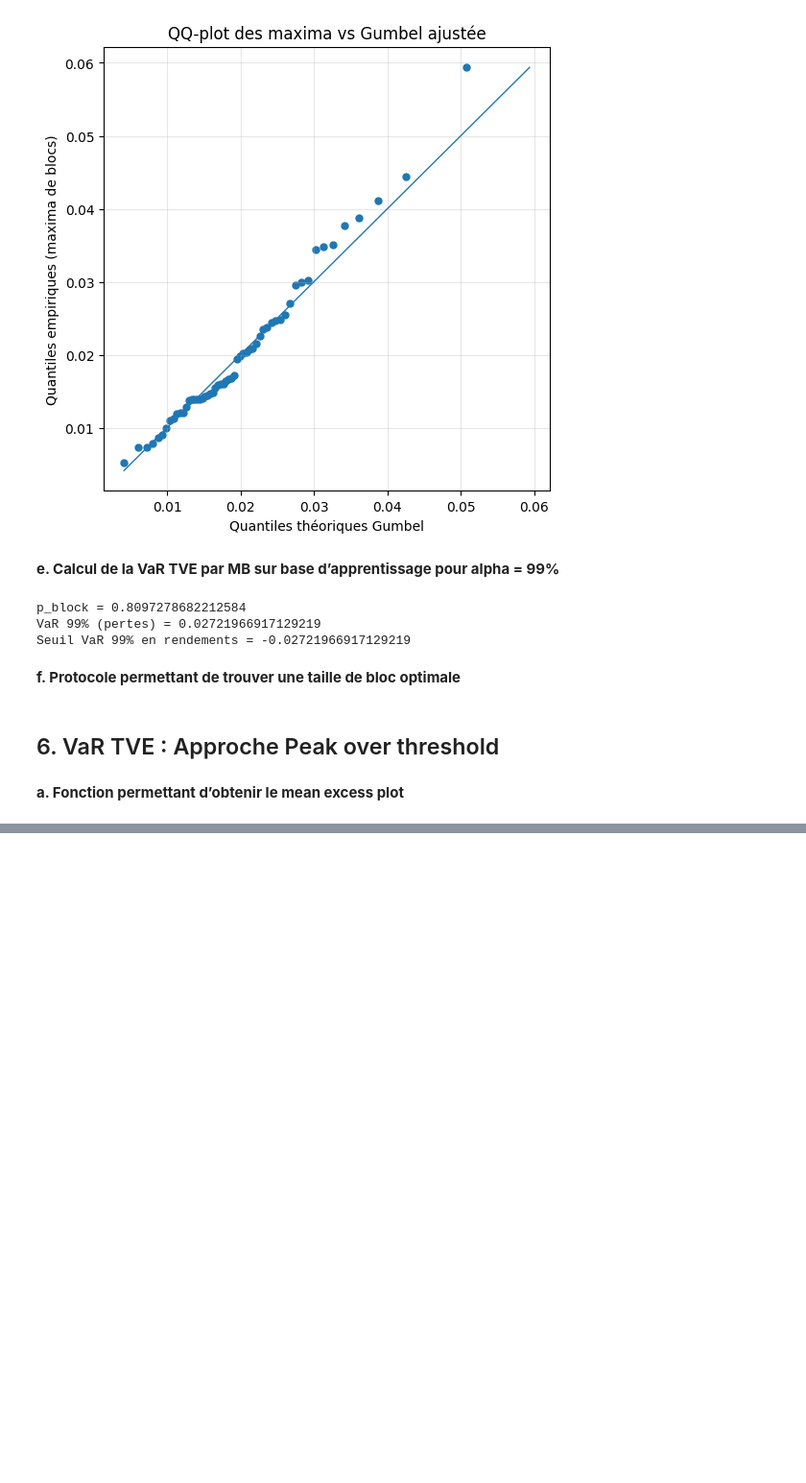
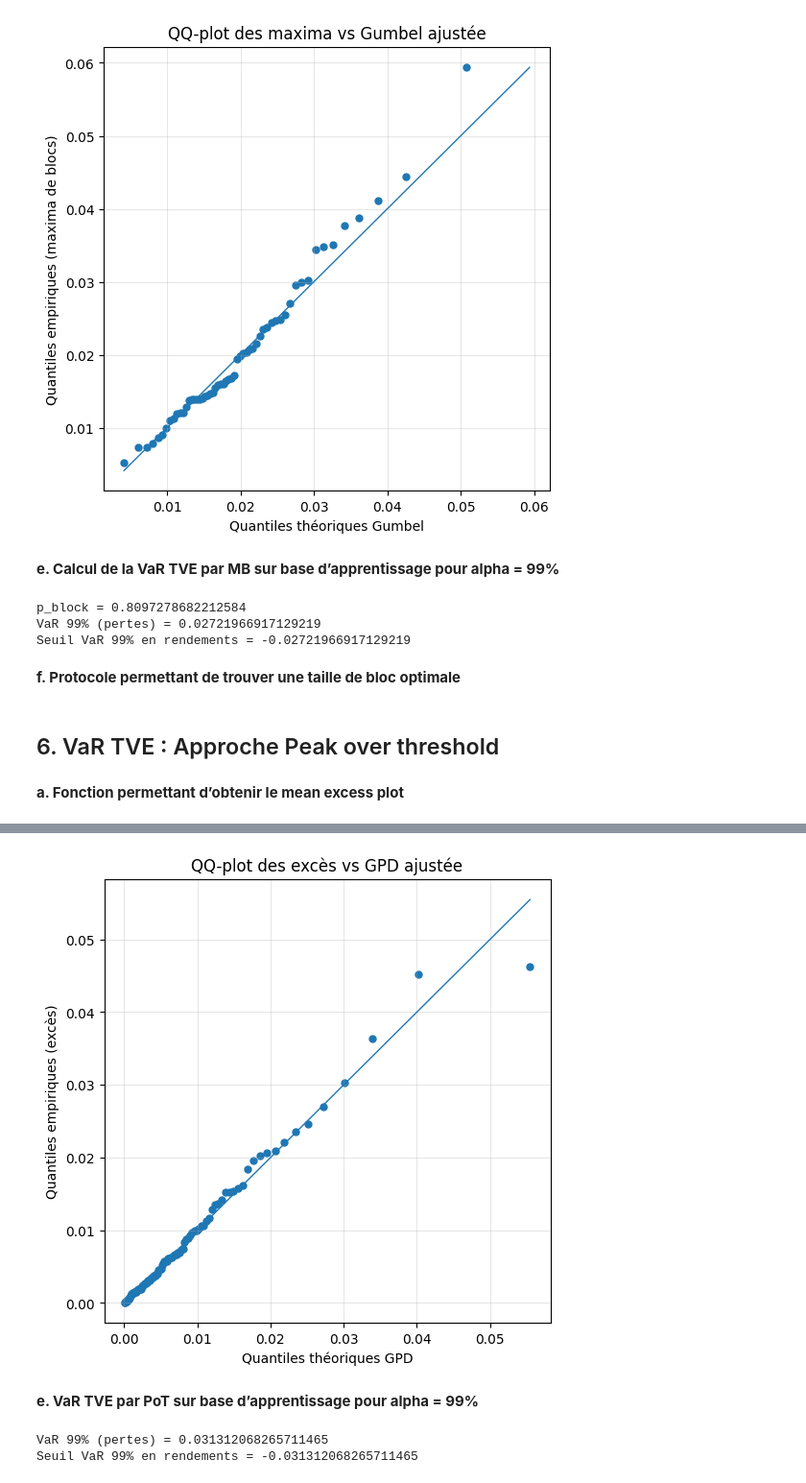
Before and after one commit to Celeste2405/Risque-extreme, a Jupyter notebook: projet.ipynb, the cells around one changed output, grey strips where cells are left out. Shown at 96% size. Drawn from its saved outputs; the diff is of its cells as text; code cells hidden in the pictures; blank space fills up the shorter version.

```diff
--- a/projet.ipynb
+++ b/projet.ipynb
@@ -1102,0 +1266,48 @@ mean_excess_plot(
+# %%
+from scipy.stats import genpareto
+
+def qqplot_gpd(exceedances, xi, beta, title=None):
+    """
+    QQ-plot des excès vs loi GPD ajustée.
+
+    exceedances : array-like, Y = X - u (>= 0)
+    xi          : paramètre de forme GPD
+    beta        : paramètre d'échelle GPD
+    """
+    y = np.asarray(exceedances)
+    y = y[np.isfinite(y)]
+    y = y[y >= 0]
+
+    # Quantiles empiriques
+    y_sorted = np.sort(y)
+    n = len(y_sorted)
+    p = (np.arange(1, n + 1) - 0.5) / n
+
+    # Quantiles théoriques GPD
+    q_theo = genpareto.ppf(p, c=xi, loc=0, scale=beta)
+
+    # QQ-plot
+    plt.figure(figsize=(6, 6))
+    plt.scatter(q_theo, y_sorted, s=25)
+
+    # Diagonale
+    mn = min(q_theo.min(), y_sorted.min())
+    mx = max(q_theo.max(), y_sorted.max())
+    plt.plot([mn, mx], [mn, mx], linewidth=1)
+
+    plt.xlabel("Quantiles théoriques GPD")
+    plt.ylabel("Quantiles empiriques (excès)")
+    plt.title(title if title else "QQ-plot GPD (excès POT)")
+    plt.grid(alpha=0.3)
+    plt.show()
+# %%
+qqplot_gpd(
+    exc,
+    xi=gpd_fit["xi"],
+    beta=gpd_fit["beta"],
+    title="QQ-plot des excès vs GPD ajustée"
+)
+# %% [output]
+[figure, added]
+# %% [markdown]
+**e. VaR TVE par PoT sur base d’apprentissage pour alpha = 99%**
@@ -1102,0 +1332,16 @@ mean_excess_plot(
+# %%
+# --- Exemple d'utilisation ---
+n = len(df_train_losses)
+Nu = len(exc)
+xi = gpd_fit["xi"]
+beta = gpd_fit["beta"]
+
+VaR99_loss = var_pot_gpd(alpha=0.99, u=u_star, xi=xi, beta=beta, Nu=Nu, n=n)
+print("VaR 99% (pertes) =", VaR99_loss)
+
+# Seuil en rendements (optionnel)
+VaR99_return = -VaR99_loss
+print("Seuil VaR 99% en rendements =", VaR99_return)
+# %% [output]
+VaR 99% (pertes) = 0.031312068265711465
+Seuil VaR 99% en rendements = -0.031312068265711465
```
Also changed, not shown: parts of 31 cells of this notebook, 1 other file.
